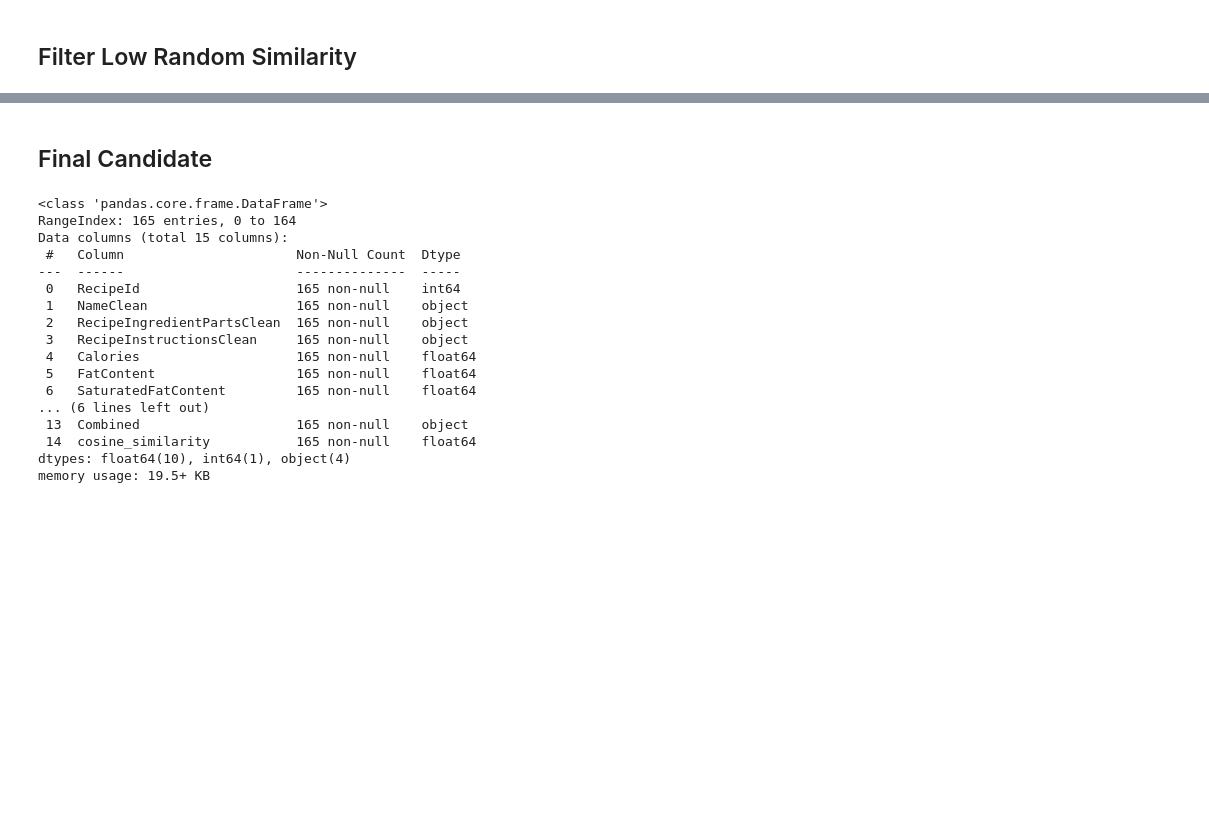
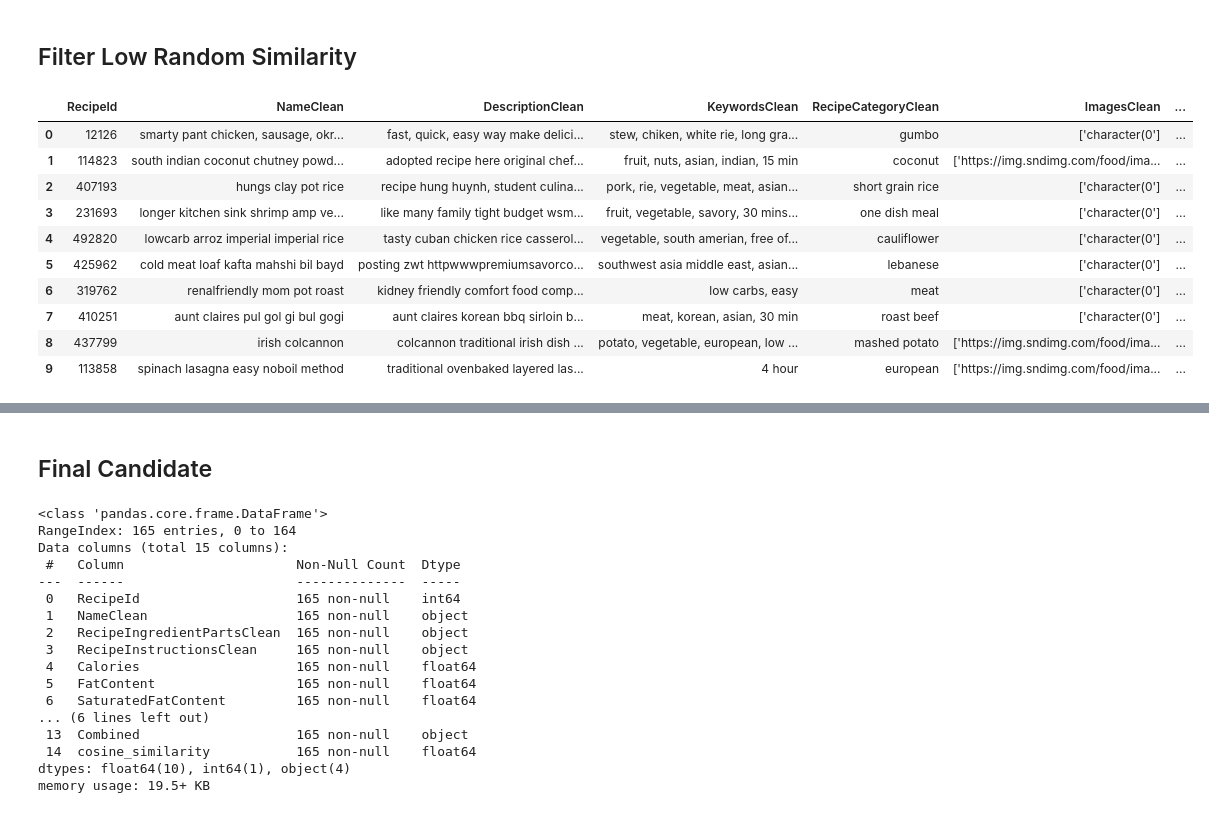
Before and after one commit to raihanromzi/ta-diet-food-recsys-serendipity, a Jupyter notebook: jupyter-notebook/ta_recsys_diet_stage1_candidate_generating.ipynb, the cells around one changed output, grey strips where cells are left out. Saved outputs shown, nothing was run; the diff lists cells and outputs as text; code cells hidden in the pictures; blank space fills up the shorter version.

```diff
--- a/jupyter-notebook/ta_recsys_diet_stage1_candidate_generating.ipynb
+++ b/jupyter-notebook/ta_recsys_diet_stage1_candidate_generating.ipynb
@@ -418,7 +173,7 @@ low_similarity_candidates = []
 
 for favorite, similarities in similarity_dict.items():
     # Get indices of foods with non-zero and low similarity
-    non_zero_indices = np.where(similarities > 0)[0]
+    non_zero_indices = np.where(similarities > 0.05)[0]
     low_similarity_indices = non_zero_indices[similarities[non_zero_indices].argsort()[:top_n_low]]
 
     # Select random foods from these low similarity candidates
@@ -429,6 +184,19 @@ for favorite, similarities in similarity_dict.items():
     low_similarity_candidates.append(random_low_sim_candidates)
 # %%
 low_similarity_df = pd.concat(low_similarity_candidates).drop_duplicates().reset_index(drop=True)
+low_similarity_df
+# %% [output]
+|  | RecipeId | NameClean | DescriptionClean | KeywordsClean | RecipeCategoryClean | ImagesClean | ... |
+| 0 | 12126 | smarty pant chicken, sausage, okr... | fast, quick, easy way make delici... | stew, chiken, white rie, long gra... | gumbo | ['character(0'] | ... |
+| 1 | 114823 | south indian coconut chutney powd... | adopted recipe here original chef... | fruit, nuts, asian, indian, 15 min | coconut | ['https://img.sndimg.com/food/ima... | ... |
+| 2 | 407193 | hungs clay pot rice | recipe hung huynh, student culina... | pork, rie, vegetable, meat, asian... | short grain rice | ['character(0'] | ... |
+| 3 | 231693 | longer kitchen sink shrimp amp ve... | like many family tight budget wsm... | fruit, vegetable, savory, 30 mins... | one dish meal | ['character(0'] | ... |
+| 4 | 492820 | lowcarb arroz imperial imperial rice | tasty cuban chicken rice casserol... | vegetable, south amerian, free of... | cauliflower | ['character(0'] | ... |
+| 5 | 425962 | cold meat loaf kafta mahshi bil bayd | posting zwt httpwwwpremiumsavorco... | southwest asia middle east, asian... | lebanese | ['character(0'] | ... |
+| 6 | 319762 | renalfriendly mom pot roast | kidney friendly comfort food comp... | low carbs, easy | meat | ['character(0'] | ... |
+| 7 | 410251 | aunt claires pul gol gi bul gogi | aunt claires korean bbq sirloin b... | meat, korean, asian, 30 min | roast beef | ['character(0'] | ... |
+| 8 | 437799 | irish colcannon | colcannon traditional irish dish ... | potato, vegetable, european, low ... | mashed potato | ['https://img.sndimg.com/food/ima... | ... |
+| 9 | 113858 | spinach lasagna easy noboil method | traditional ovenbaked layered las... | 4 hour | european | ['https://img.sndimg.com/food/ima... | ... |
 # %%
 high_similarity_df.info()
 # %% [output]
```
Also changed, not shown: parts of 27 cells of this notebook, 6 other files.
